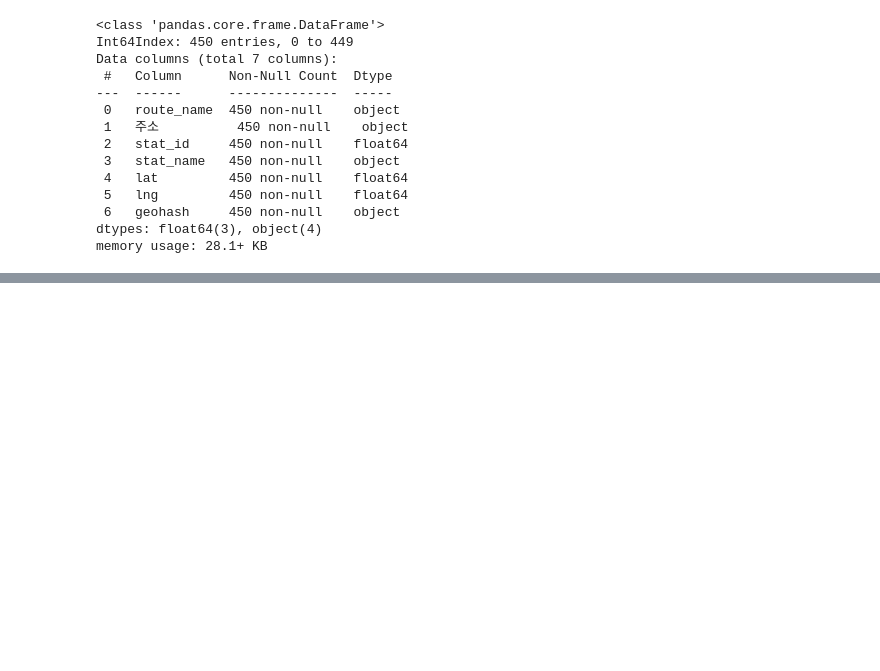
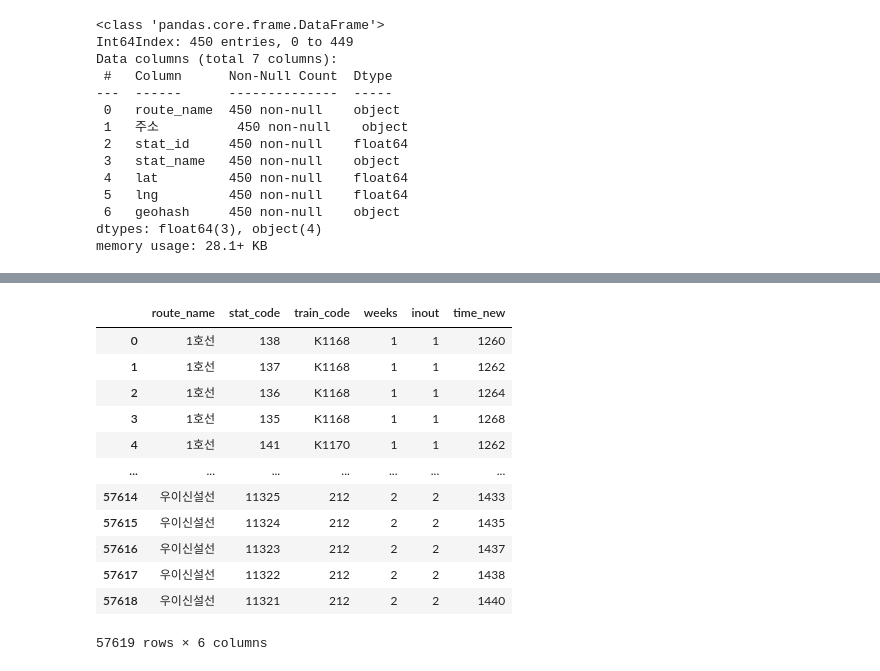
Before and after one commit to 23-1-CauCapstone-Team3/DataPreprocessing, a Jupyter notebook: train/seoul.ipynb, the cells around one changed output, grey strips where cells are left out. Saved outputs shown, nothing was run; the diff lists cells and outputs as text; code cells hidden in the pictures; blank space fills up the shorter version.

```diff
--- a/train/seoul.ipynb
+++ b/train/seoul.ipynb
@@ -260,0 +281,8 @@ result_station.to_csv("../hub/resul_all_train_station_in_seoul.csv")
+# %%
+near_seoul = set(result_station["stat_id"])
+# near_seoul
+# %%
+for i in range(len(timetable)) :
+   row = timetable.loc[i]
+   if row["stat_code"] not in near_seoul:
+      timetable = timetable.drop([i], axis=0)
@@ -260,0 +344,16 @@ result_station.to_csv("../hub/resul_all_train_station_in_seoul.csv")
+# %%
+timetable
+# %% [output]
+|  | route_name | stat_code | train_code | weeks | inout | time_new |
+| 0 | 1호선 | 138 | K1168 | 1 | 1 | 1260 |
+| 1 | 1호선 | 137 | K1168 | 1 | 1 | 1262 |
+| 2 | 1호선 | 136 | K1168 | 1 | 1 | 1264 |
+| 3 | 1호선 | 135 | K1168 | 1 | 1 | 1268 |
+| 4 | 1호선 | 141 | K1170 | 1 | 1 | 1262 |
+| ... | ... | ... | ... | ... | ... | ... |
+| 57614 | 우이신설선 | 11325 | 212 | 2 | 2 | 1433 |
+| 57615 | 우이신설선 | 11324 | 212 | 2 | 2 | 1435 |
+| 57616 | 우이신설선 | 11323 | 212 | 2 | 2 | 1437 |
+| 57617 | 우이신설선 | 11322 | 212 | 2 | 2 | 1438 |
+| 57618 | 우이신설선 | 11321 | 212 | 2 | 2 | 1440 |
+57619 rows × 6 columns
```
Also changed, not shown: parts of 16 cells of this notebook, 2 other files.
